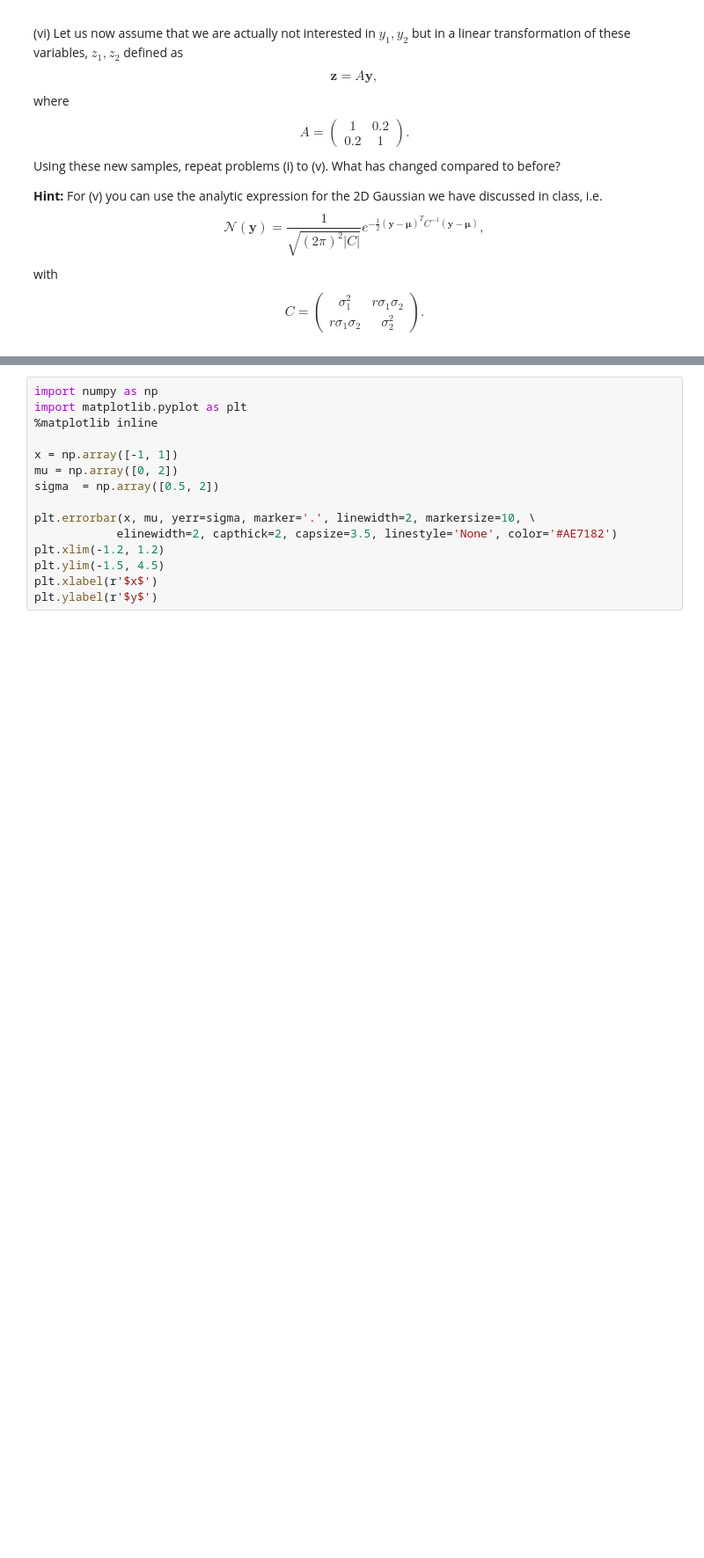
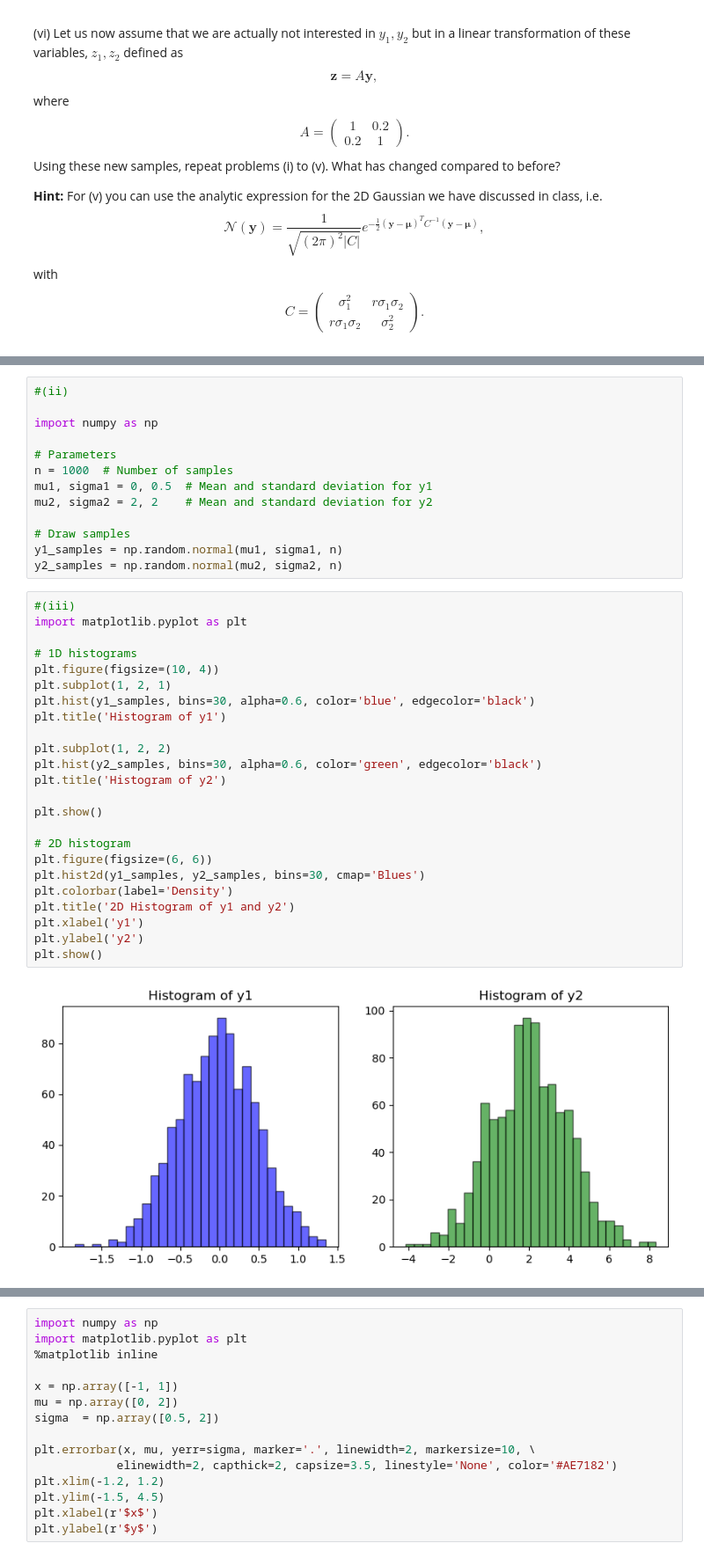
Before and after one commit to hou-physics/stat_methods_AIfA_2024_group_07, a Jupyter notebook: lecture_02/P02_probability.ipynb, the cells around one changed output, grey strips where cells are left out. Shown at 88% size. Saved outputs shown, nothing was run; the diff lists cells and outputs as text; blank space fills up the shorter version.

```diff
--- a/lecture_02/P02_probability.ipynb
+++ b/lecture_02/P02_probability.ipynb
@@ -26,0 +34,39 @@ r\sigma_1\sigma_2 & \sigma^2_2
+# %%
+#(ii)
+
+import numpy as np
+
+# Parameters
+n = 1000  # Number of samples
+mu1, sigma1 = 0, 0.5  # Mean and standard deviation for y1
+mu2, sigma2 = 2, 2    # Mean and standard deviation for y2
+
+# Draw samples
+y1_samples = np.random.normal(mu1, sigma1, n)
+y2_samples = np.random.normal(mu2, sigma2, n)
+# %%
+#(iii)
+import matplotlib.pyplot as plt
+
+# 1D histograms
+plt.figure(figsize=(10, 4))
+plt.subplot(1, 2, 1)
+plt.hist(y1_samples, bins=30, alpha=0.6, color='blue', edgecolor='black')
+plt.title('Histogram of y1')
+
+plt.subplot(1, 2, 2)
+plt.hist(y2_samples, bins=30, alpha=0.6, color='green', edgecolor='black')
+plt.title('Histogram of y2')
+
+plt.show()
+
+# 2D histogram
+plt.figure(figsize=(6, 6))
+plt.hist2d(y1_samples, y2_samples, bins=30, cmap='Blues')
+plt.colorbar(label='Density')
+plt.title('2D Histogram of y1 and y2')
+plt.xlabel('y1')
+plt.ylabel('y2')
+plt.show()
+# %% [output]
+[figure, added]
```
Also changed, not shown: parts of 5 cells of this notebook, 3 other files.
